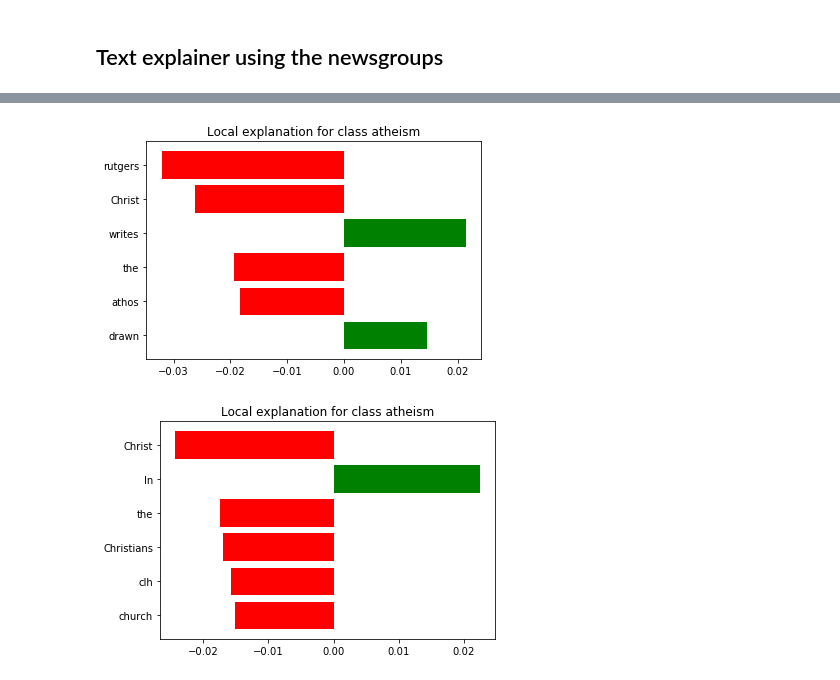
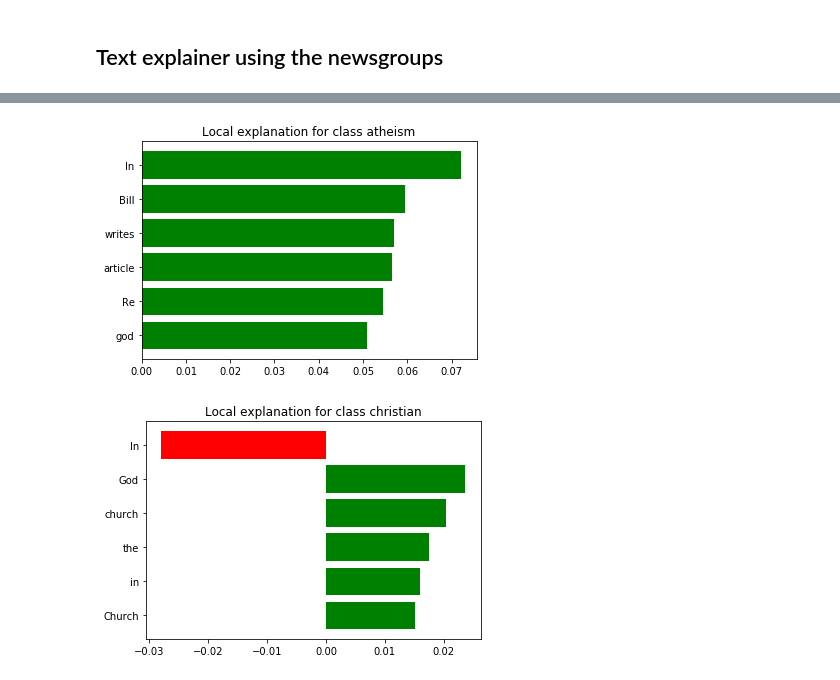
Before and after one commit to ziyefang/lime_1, a Jupyter notebook: doc/notebooks/Submodular Pick examples.ipynb, the cells around one changed output, grey strips where cells are left out. Drawn from its saved outputs; the diff is of its cells as text; code cells hidden in the pictures.

Commit message:
fixed bug in submodular pick when prediction is not binary

```diff
--- a/doc/notebooks/Submodular Pick examples.ipynb
+++ b/doc/notebooks/Submodular Pick examples.ipynb
@@ -177,8 +176,8 @@ Probability(christian) = 0.444
 True class: atheism
 # %%
-sp_obj = submodular_pick.SubmodularPick(explainer, newsgroups_test.data, c.predict_proba, sample_size=2, num_features=6,num_exps_desired=2,top_labels=3)
+sp_obj = submodular_pick.SubmodularPick(explainer, newsgroups_test.data, c.predict_proba, sample_size=2, num_features=6,num_exps_desired=2)
 # %%
-[exp.as_pyplot_figure(label=0) for exp in sp_obj.sp_explanations];
+[exp.as_pyplot_figure(label=exp.available_labels()[0]) for exp in sp_obj.sp_explanations];
 # %% [output]
-[figure, old version]
+[figure, new version]
-[figure, old version]
+[figure, new version]
```
Also changed, not shown: parts of 12 cells of this notebook, 1 other file.
